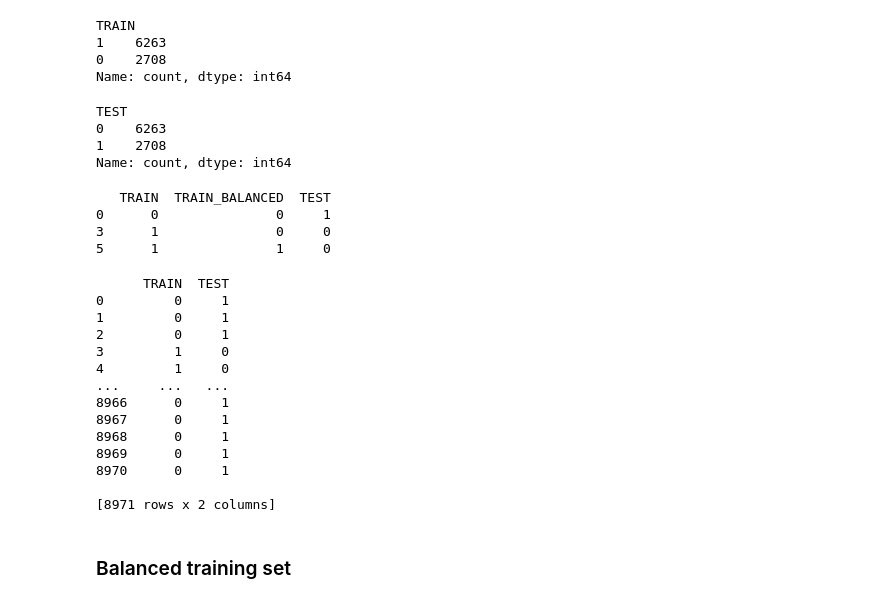
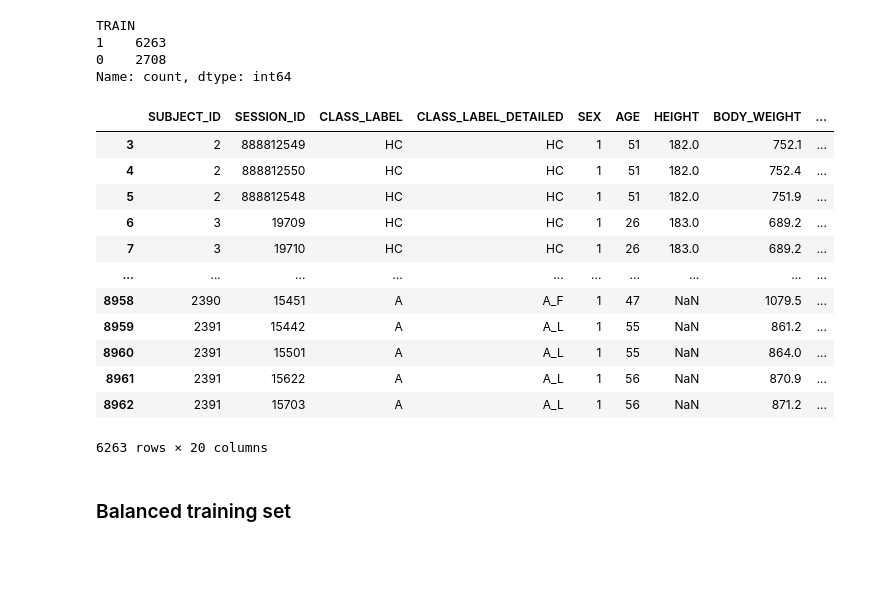
Before and after one commit to bernatsort/Therapy-Progress-Gait-Prediction, a Jupyter notebook: code.ipynb, the cells around one changed output. Drawn from its saved outputs; the diff is of its cells as text; code cells hidden in the pictures; blank space fills up the shorter version.

Commit message:
creation of test - ublcd train - blcd train sets

```diff
--- a/code.ipynb
+++ b/code.ipynb
@@ -115,42 +133,22 @@ TRAIN
 1    6263
 0    2708
 Name: count, dtype: int64
-# %%
-# Train - Test instances
-GRF_Annotation['TEST'].value_counts()
-# %% [output]
-TEST
-0    6263
-1    2708
-Name: count, dtype: int64
-# %%
-# columns: TRAIN, TRAIN_BALANCED, TEST
-columns = ['TRAIN', 'TRAIN_BALANCED', 'TEST']
-
-# Extract unique combinations from the columns
-combinations = GRF_Annotation[columns].drop_duplicates()
-
-# Print the combinations
-print(combinations)
-# %% [output]
-   TRAIN  TRAIN_BALANCED  TEST
-0      0               0     1
-3      1               0     0
-5      1               1     0
-# %%
-unbalanced_train_set =
-# %% [output]
-      TRAIN  TEST
-0         0     1
-1         0     1
-2         0     1
-3         1     0
-4         1     0
-...     ...   ...
-8966      0     1
-8967      0     1
-8968      0     1
-8969      0     1
-8970      0     1
-
-[8971 rows x 2 columns]
+# %%
+# Create the unbalanced train set from metadata
+unbalanced_train_set_metadata = GRF_Annotation[GRF_Annotation['TRAIN']==1]
+# %%
+unbalanced_train_set_metadata
+# %% [output]
+|  | SUBJECT_ID | SESSION_ID | CLASS_LABEL | CLASS_LABEL_DETAILED | SEX | AGE | HEIGHT | BODY_WEIGHT | ... |
+| 3 | 2 | 888812549 | HC | HC | 1 | 51 | 182.0 | 752.1 | ... |
+| 4 | 2 | 888812550 | HC | HC | 1 | 51 | 182.0 | 752.4 | ... |
+| 5 | 2 | 888812548 | HC | HC | 1 | 51 | 182.0 | 751.9 | ... |
+| 6 | 3 | 19709 | HC | HC | 1 | 26 | 183.0 | 689.2 | ... |
+| 7 | 3 | 19710 | HC | HC | 1 | 26 | 183.0 | 689.2 | ... |
+| ... | ... | ... | ... | ... | ... | ... | ... | ... | ... |
+| 8958 | 2390 | 15451 | A | A_F | 1 | 47 | NaN | 1079.5 | ... |
+| 8959 | 2391 | 15442 | A | A_L | 1 | 55 | NaN | 861.2 | ... |
+| 8960 | 2391 | 15501 | A | A_L | 1 | 55 | NaN | 864.0 | ... |
+| 8961 | 2391 | 15622 | A | A_L | 1 | 56 | NaN | 870.9 | ... |
+| 8962 | 2391 | 15703 | A | A_L | 1 | 56 | NaN | 871.2 | ... |
+6263 rows × 20 columns
```
Also changed, not shown: parts of 10 cells of this notebook.
